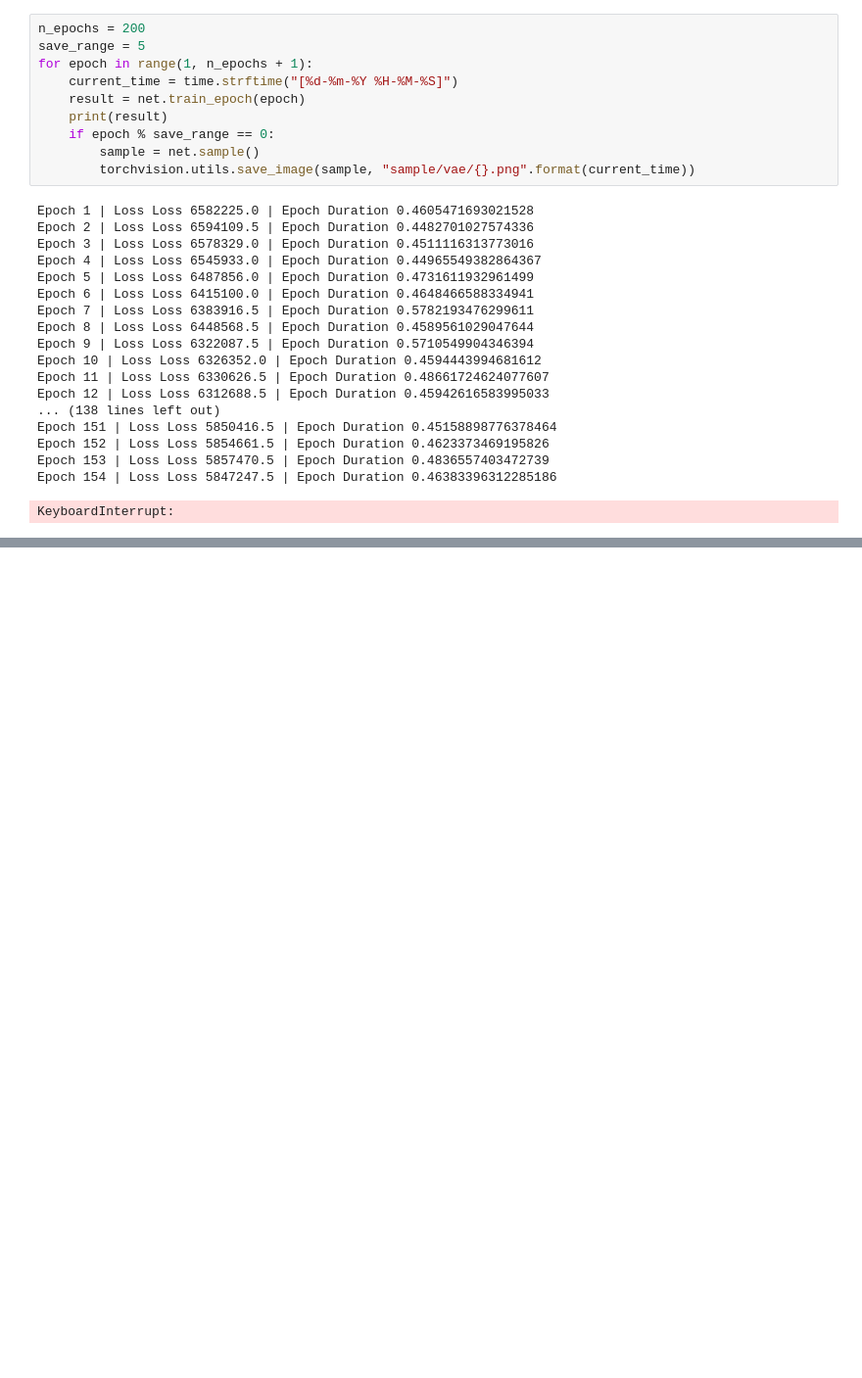
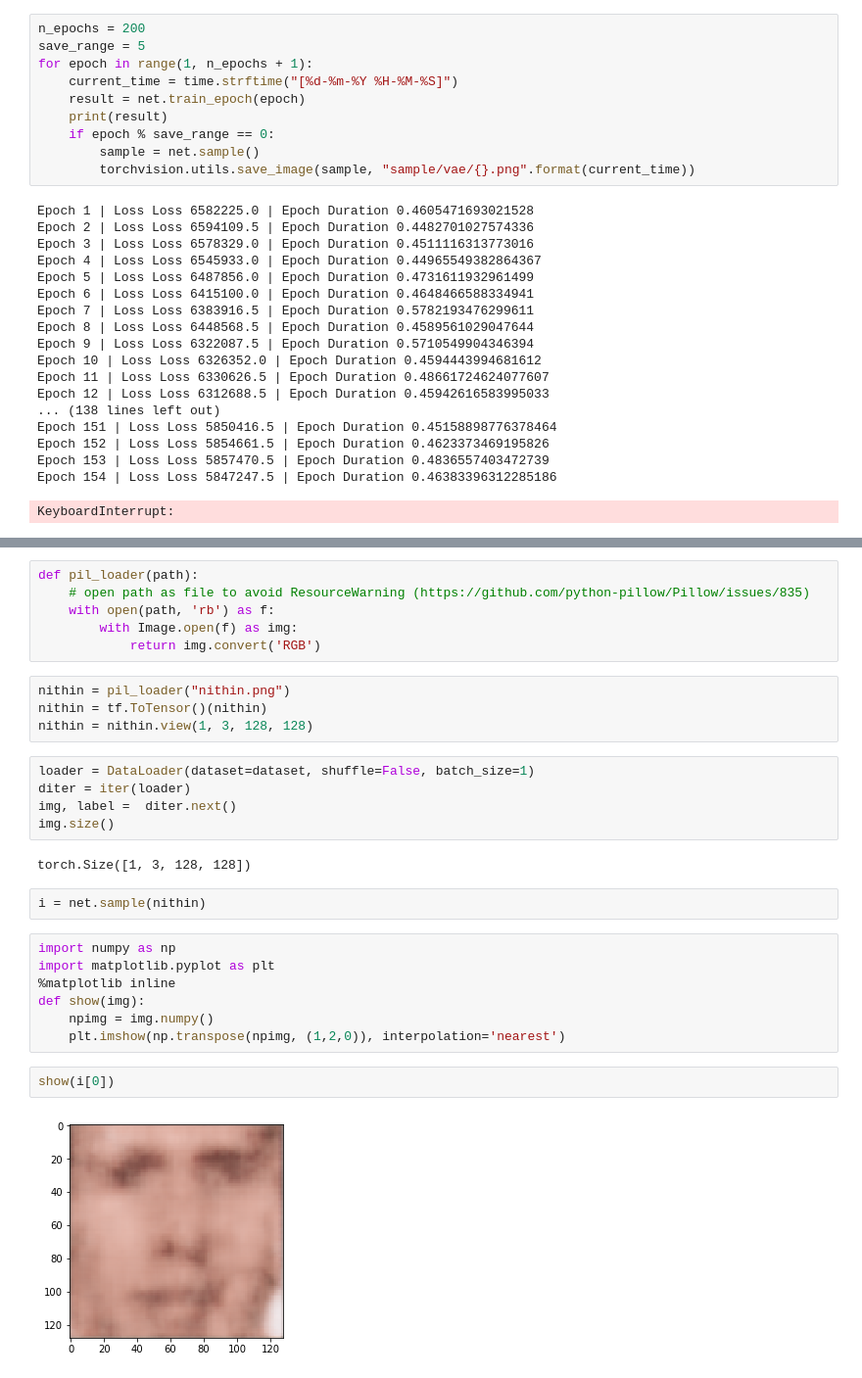
Before and after one commit to starrtnow/calhacks_faces, a Jupyter notebook: data.ipynb, the cells around one changed output, grey strips where cells are left out. Shown: that part at 98% size. Saved outputs shown, nothing was run; the diff lists cells and outputs as text; blank space fills up the shorter version.

```diff
--- a/data.ipynb
+++ b/data.ipynb
@@ -99,0 +111,30 @@ KeyboardInterrupt:
+# %%
+def pil_loader(path):
+    # open path as file to avoid ResourceWarning (https://github.com/python-pillow/Pillow/issues/835)
+    with open(path, 'rb') as f:
+        with Image.open(f) as img:
+            return img.convert('RGB')
+# %%
+nithin = pil_loader("nithin.png")
+nithin = tf.ToTensor()(nithin)
+nithin = nithin.view(1, 3, 128, 128)
+# %%
+loader = DataLoader(dataset=dataset, shuffle=False, batch_size=1)
+diter = iter(loader)
+img, label =  diter.next()
+img.size()
+# %% [output]
+torch.Size([1, 3, 128, 128])
+# %%
+i = net.sample(nithin)
+# %%
+import numpy as np
+import matplotlib.pyplot as plt
+%matplotlib inline
+def show(img):
+    npimg = img.numpy()
+    plt.imshow(np.transpose(npimg, (1,2,0)), interpolation='nearest')
+# %%
+show(i[0])
+# %% [output]
+[figure, added]
```
Also changed, not shown: parts of 6 cells of this notebook, 2 other files.
